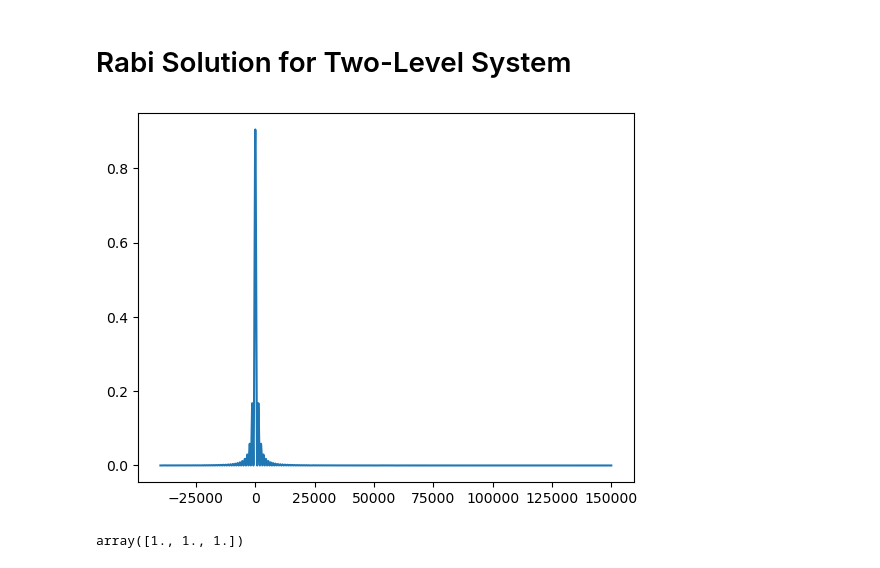
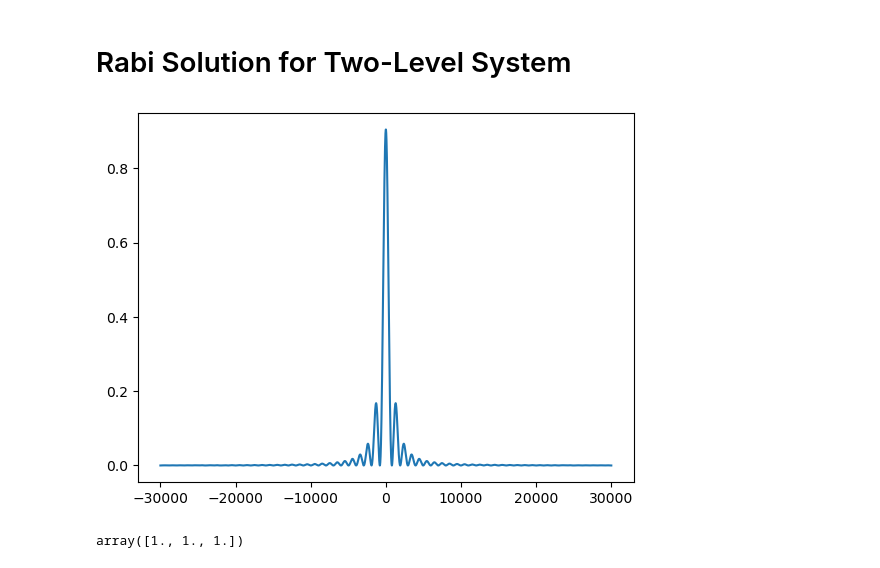
Before and after one commit to huanium/huanium, a Jupyter notebook: MIT_PhD/AMO_Calculator/AMO_Calculator.ipynb, the cells around one changed output. Drawn from its saved outputs; the diff is of its cells as text; code cells hidden in the pictures.

```diff
--- a/MIT_PhD/AMO_Calculator/AMO_Calculator.ipynb
+++ b/MIT_PhD/AMO_Calculator/AMO_Calculator.ipynb
@@ -4052,16 +4063,16 @@ def _P2_Rabi(omega, tau, omegaR, omega0, offset):
     OmegaR = np.sqrt( omegaR**2 + (omega - omega0)**2 )
     return ( omegaR**2 / OmegaR**2) * np.sin( 2*np.pi*OmegaR * tau / 2)**2 + offset
 # %%
-detunings = np.arange(-40e3,150e3,0.001e3)
+detunings = np.arange(-30e3,30e3,0.001e3)
 omega0 = 26.2370e6
 tau = 1000e-6
 omegaR = 0.6e3
 offset = 0
 P2 = _P2_Rabi(detunings+omega0, tau , omegaR, omega0, offset)
 plt.plot(detunings, P2)
 plt.show()
 # %% [output]
-[figure, old version]
+[figure, new version]
 # %%
 np.ones(3)
 # %% [output]
```
Also changed, not shown: parts of 4 cells of this notebook, 7 other files.
